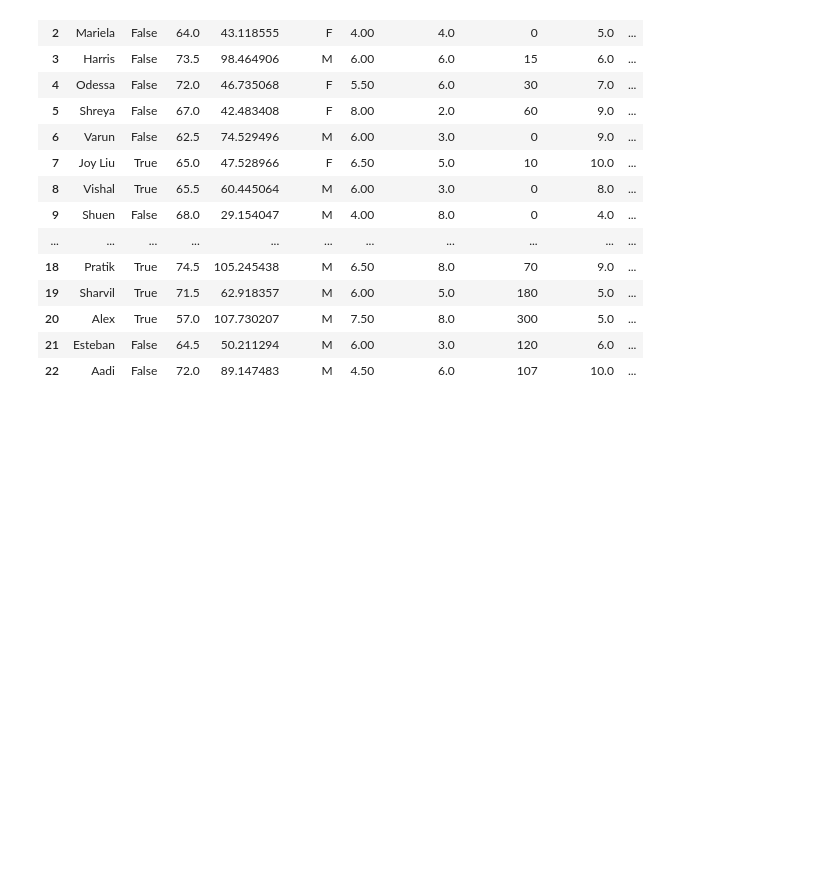
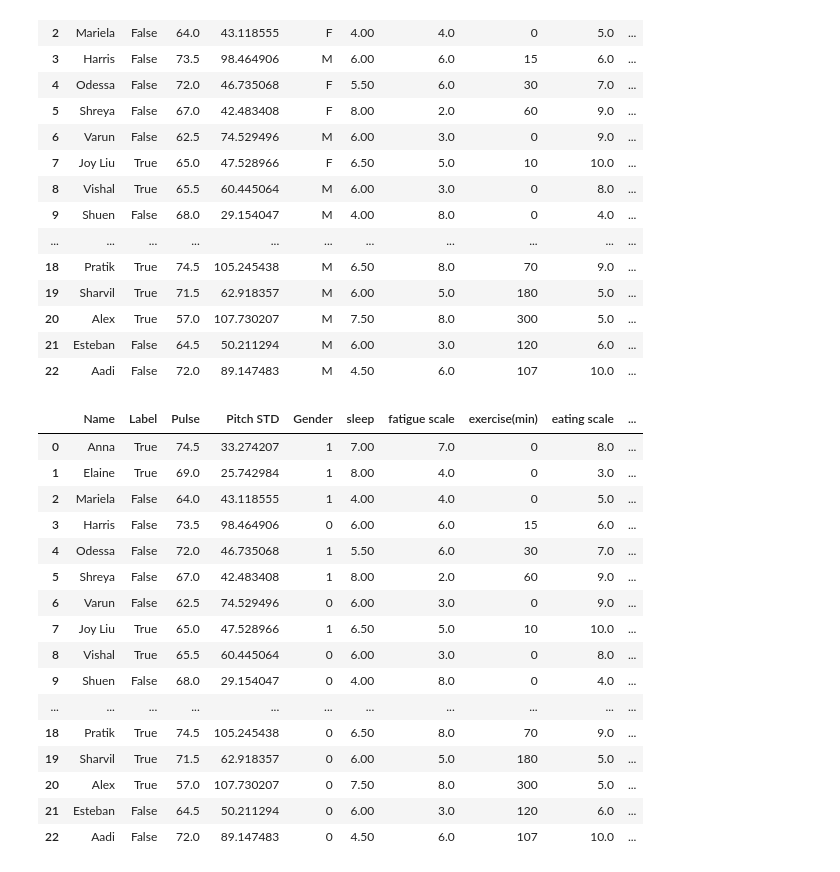
Before and after one commit to shreyaj1212/Cognitive-Fatigue-Predictor, a Jupyter notebook: Analysis.ipynb, the cells around one changed output. Cells and saved outputs as stored; diff of their text form; code cells hidden in the pictures; blank space fills up the shorter version.

Commit message:
splitting data

```diff
--- a/Analysis.ipynb
+++ b/Analysis.ipynb
@@ -517,0 +516,26 @@ xcols = ['Gender', ]
+# %%
+# normalizing data
+from sklearn.preprocessing import StandardScaler
+scaler = StandardScaler()
+
+final_dat = final_dat.replace(to_replace = 'F',value=1)
+final_dat = final_dat.replace(to_replace='M',value=0)
+final_dat
+# %% [output]
+|  | Name | Label | Pulse | Pitch STD | Gender | sleep | fatigue scale | exercise(min) | eating scale | ... |
+| 0 | Anna | True | 74.5 | 33.274207 | 1 | 7.00 | 7.0 | 0 | 8.0 | ... |
+| 1 | Elaine | True | 69.0 | 25.742984 | 1 | 8.00 | 4.0 | 0 | 3.0 | ... |
+| 2 | Mariela | False | 64.0 | 43.118555 | 1 | 4.00 | 4.0 | 0 | 5.0 | ... |
+| 3 | Harris | False | 73.5 | 98.464906 | 0 | 6.00 | 6.0 | 15 | 6.0 | ... |
+| 4 | Odessa | False | 72.0 | 46.735068 | 1 | 5.50 | 6.0 | 30 | 7.0 | ... |
+| 5 | Shreya | False | 67.0 | 42.483408 | 1 | 8.00 | 2.0 | 60 | 9.0 | ... |
+| 6 | Varun | False | 62.5 | 74.529496 | 0 | 6.00 | 3.0 | 0 | 9.0 | ... |
+| 7 | Joy Liu | True | 65.0 | 47.528966 | 1 | 6.50 | 5.0 | 10 | 10.0 | ... |
+| 8 | Vishal | True | 65.5 | 60.445064 | 0 | 6.00 | 3.0 | 0 | 8.0 | ... |
+| 9 | Shuen | False | 68.0 | 29.154047 | 0 | 4.00 | 8.0 | 0 | 4.0 | ... |
+| ... | ... | ... | ... | ... | ... | ... | ... | ... | ... | ... |
+| 18 | Pratik | True | 74.5 | 105.245438 | 0 | 6.50 | 8.0 | 70 | 9.0 | ... |
+| 19 | Sharvil | True | 71.5 | 62.918357 | 0 | 6.00 | 5.0 | 180 | 5.0 | ... |
+| 20 | Alex | True | 57.0 | 107.730207 | 0 | 7.50 | 8.0 | 300 | 5.0 | ... |
+| 21 | Esteban | False | 64.5 | 50.211294 | 0 | 6.00 | 3.0 | 120 | 6.0 | ... |
+| 22 | Aadi | False | 72.0 | 89.147483 | 0 | 4.50 | 6.0 | 107 | 10.0 | ... |
```
Also changed, not shown: parts of 4 cells of this notebook.
